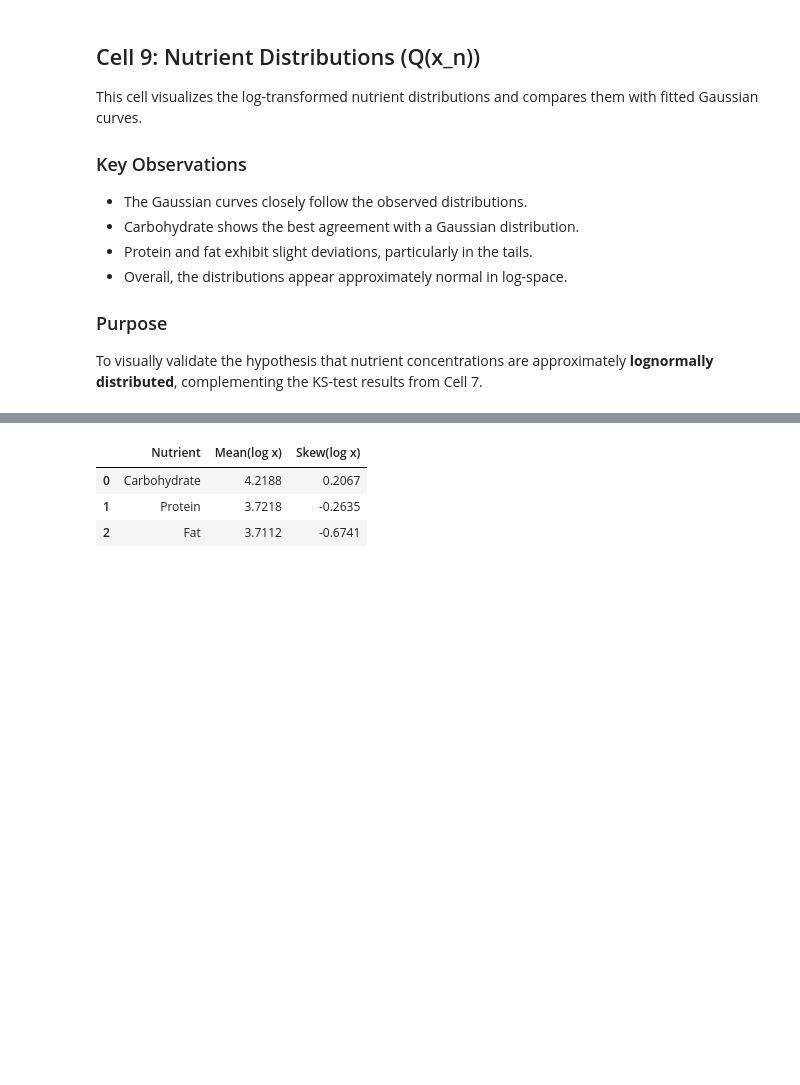
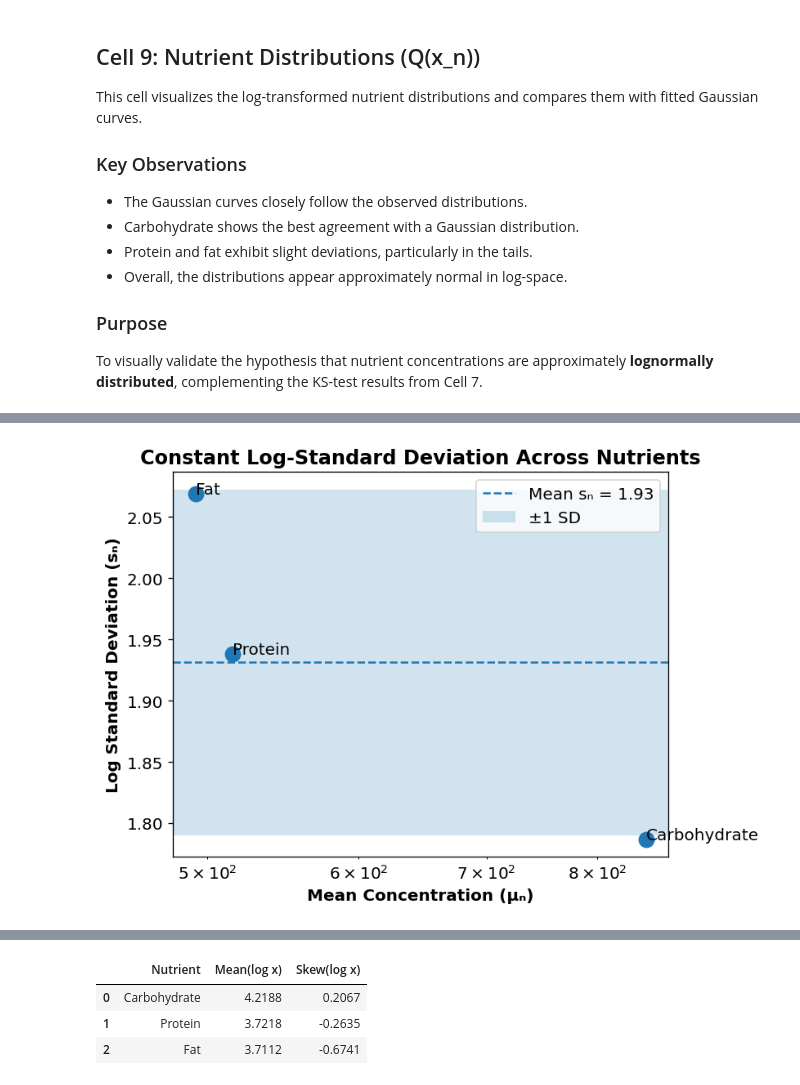
Before and after one commit to harsh23229/Universal-statistical-laws-governing-culinary-design, a Jupyter notebook: update_nutrition_analysis.ipynb, the cells around one changed output, grey strips where cells are left out. Cells and saved outputs as stored; diff of their text form; code cells hidden in the pictures; blank space fills up the shorter version.

```diff
--- a/update_nutrition_analysis.ipynb
+++ b/update_nutrition_analysis.ipynb
@@ -627,0 +589,90 @@ CV       = 7.32%
+# %%
+# ============================================================
+# Cell 10: Constant Log-Standard Deviation (Fig 3a)
+# ============================================================
+
+records = []
+
+for nutrient in NUTRIENT_COLS:
+
+    values = nutrient_df[nutrient]
+    values = values[values > 0]
+
+    mu_n = np.mean(values)
+
+    log_values = np.log(values)
+    s_n = np.std(log_values, ddof=1)
+
+    records.append({
+        "Nutrient": NUTRIENT_SHORT[nutrient],
+        "Mean Concentration (μₙ)": mu_n,
+        "Log Std (sₙ)": s_n
+    })
+
+fig3a_df = pd.DataFrame(records)
+
+display(fig3a_df)
+
+# ------------------------------------------------------------
+# Summary Statistics
+# ------------------------------------------------------------
+
+mean_s = fig3a_df["Log Std (sₙ)"].mean()
+std_s = fig3a_df["Log Std (sₙ)"].std(ddof=1)
+
+print(f"Mean sₙ = {mean_s:.4f}")
+print(f"Std  sₙ = {std_s:.4f}")
+print(f"coefficient of variation (CV) = {100*std_s/mean_s:.2f}%")
+max_dev = (
+    np.abs(fig3a_df["Log Std (sₙ)"] - mean_s)
+    / mean_s
+).max()
+
+print(f"Maximum deviation from mean = {100*max_dev:.2f}%")
+
+# ------------------------------------------------------------
+# Plot (Paper Fig 3a)
+# ------------------------------------------------------------
+
+plt.figure(figsize=(7,5))
+
+plt.scatter(
+    fig3a_df["Mean Concentration (μₙ)"],
+    fig3a_df["Log Std (sₙ)"],
+    s=120
+)
+
+for _, row in fig3a_df.iterrows():
+    plt.annotate(
+        row["Nutrient"],
+        (
+            row["Mean Concentration (μₙ)"],
+            row["Log Std (sₙ)"]
+        )
+    )
+
+# Mean line
+plt.axhline(
+    mean_s,
+    linestyle="--",
+    label=f"Mean sₙ = {mean_s:.2f}"
+)
+
+# Mean ± Std band
+plt.axhspan(
+    mean_s - std_s,
+    mean_s + std_s,
+    alpha=0.2,
+    label="±1 SD"
+)
+
+plt.xscale("log")
+
+plt.xlabel("Mean Concentration (μₙ)")
+plt.ylabel("Log Standard Deviation (sₙ)")
+plt.title("Constant Log-Standard Deviation Across Nutrients")
+
+plt.legend()
+plt.tight_layout()
+plt.show()
+# %% [output]
@@ -628 +687,2 @@ CV       = 7.32%
+[figure, added]
 # %% [markdown]
```
Also changed, not shown: parts of 17 cells of this notebook.
